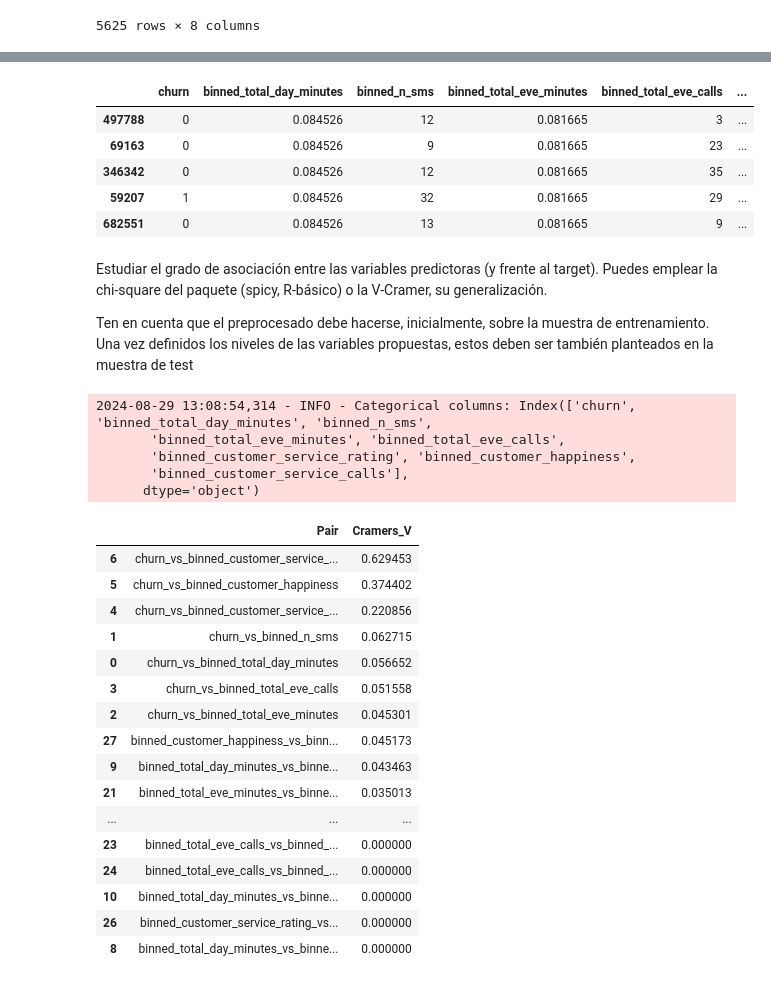
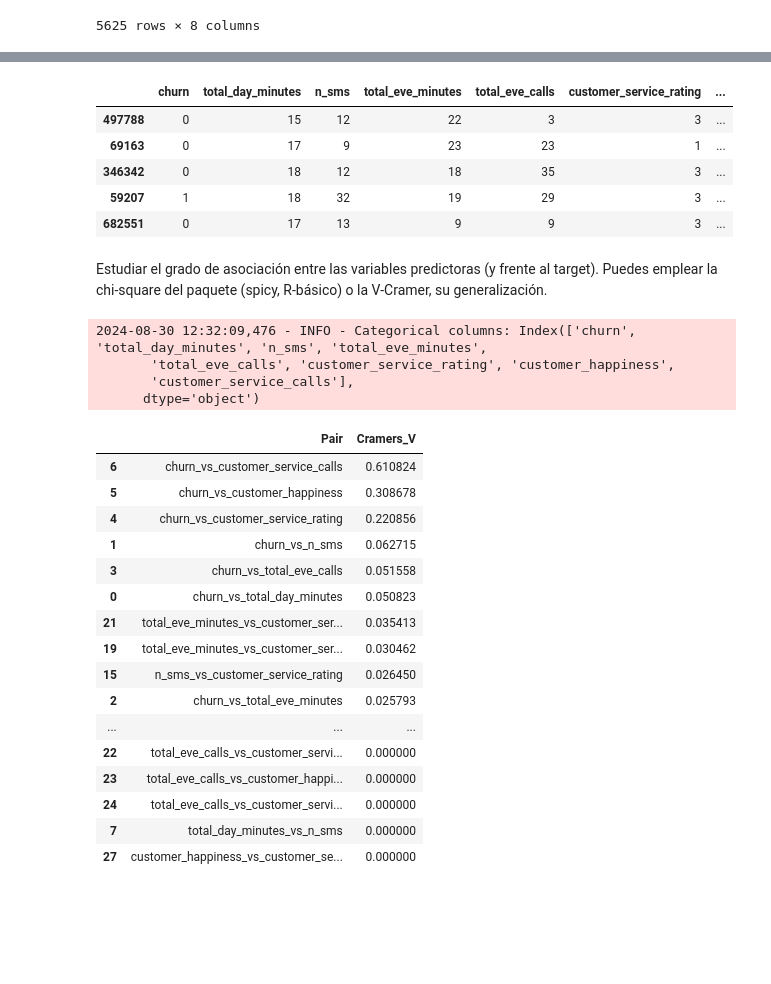
Before and after one commit to borjaregueral/telecom_churn, a Jupyter notebook: notebooks/01_churn_dataset_exploration.ipynb, the cells around one changed output, grey strips where cells are left out. Drawn from its saved outputs; the diff is of its cells as text; code cells hidden in the pictures; blank space fills up the shorter version.

```diff
--- a/notebooks/01_churn_dataset_exploration.ipynb
+++ b/notebooks/01_churn_dataset_exploration.ipynb
@@ -269,23 +297,22 @@ Feature: total_eve_minutes, Best Cramér's V: 0.0453 with 4 bins using decision_
 # %%
 # Fit the best discretizers to the training features
 fitted_discretizers = fit_best_discretizers(train_features, best_results, 'churn')
 
 # Create the new binned training dataset
 train_features_binned = create_binned_dataset(train_features, fitted_discretizers, 'churn')
 
-# Convert all columns to categorical
-train_features_binned = train_features_binned.astype('category')
+# Save to file the new binned dataset
+path = Path(DATA_DIR / 'train_features_binned.parquet')
+train_features_binned.to_parquet(path, index=False)
 
 # Display the new dataset with binned features
 train_features_binned.head()
 # %% [output]
-|  | churn | binned_total_day_minutes | binned_n_sms | binned_total_eve_minutes | binned_total_eve_calls | ... |
-| 497788 | 0 | 0.084526 | 12 | 0.081665 | 3 | ... |
-| 69163 | 0 | 0.084526 | 9 | 0.081665 | 23 | ... |
-| 346342 | 0 | 0.084526 | 12 | 0.081665 | 35 | ... |
-| 59207 | 1 | 0.084526 | 32 | 0.081665 | 29 | ... |
-| 682551 | 0 | 0.084526 | 13 | 0.081665 | 9 | ... |
+|  | churn | total_day_minutes | n_sms | total_eve_minutes | total_eve_calls | customer_service_rating | ... |
+| 497788 | 0 | 15 | 12 | 22 | 3 | 3 | ... |
+| 69163 | 0 | 17 | 9 | 23 | 23 | 1 | ... |
+| 346342 | 0 | 18 | 12 | 18 | 35 | 3 | ... |
+| 59207 | 1 | 18 | 32 | 19 | 29 | 3 | ... |
+| 682551 | 0 | 17 | 13 | 9 | 9 | 3 | ... |
 # %% [markdown]
 Estudiar el grado de asociación entre las variables predictoras (y frente al target). Puedes emplear la chi-square del paquete (spicy, R-básico) o la V-Cramer, su generalización.
-
-Ten en cuenta que el preprocesado debe hacerse, inicialmente, sobre la muestra de entrenamiento. Una vez definidos los niveles de las variables propuestas, estos deben ser también planteados en la muestra de test
@@ -292,4 +331,7 @@ Ten en cuenta que el preprocesado debe hacerse, inicialmente, sobre la muestra d
 # %%
+# Convert all columns to categorical
+train_features_binned = train_features_binned.astype('category')
+
 # Calculate the Cramer's V for unique pairs of categorical variables
 cramer_v_features = cramers_v_for_unique_pairs(train_features_binned)
 
@@ -302,28 +344,27 @@ features_comparison = features_comparison.sort_values(by='Cramers_V', ascending=
 # Show the features comparison
 features_comparison
 # %% [output]
-2024-08-29 13:08:54,314 - INFO - Categorical columns: Index(['churn', 'binned_total_day_minutes', 'binned_n_sms',
-       'binned_total_eve_minutes', 'binned_total_eve_calls',
-       'binned_customer_service_rating', 'binned_customer_happiness',
-       'binned_customer_service_calls'],
+2024-08-30 12:32:09,476 - INFO - Categorical columns: Index(['churn', 'total_day_minutes', 'n_sms', 'total_eve_minutes',
+       'total_eve_calls', 'customer_service_rating', 'customer_happiness',
+       'customer_service_calls'],
       dtype='object')
 |  | Pair | Cramers_V |
-| 6 | churn_vs_binned_customer_service_... | 0.629453 |
-| 5 | churn_vs_binned_customer_happiness | 0.374402 |
-| 4 | churn_vs_binned_customer_service_... | 0.220856 |
-| 1 | churn_vs_binned_n_sms | 0.062715 |
-| 0 | churn_vs_binned_total_day_minutes | 0.056652 |
-| 3 | churn_vs_binned_total_eve_calls | 0.051558 |
-| 2 | churn_vs_binned_total_eve_minutes | 0.045301 |
-| 27 | binned_customer_happiness_vs_binn... | 0.045173 |
-| 9 | binned_total_day_minutes_vs_binne... | 0.043463 |
-| 21 | binned_total_eve_minutes_vs_binne... | 0.035013 |
+| 6 | churn_vs_customer_service_calls | 0.610824 |
+| 5 | churn_vs_customer_happiness | 0.308678 |
+| 4 | churn_vs_customer_service_rating | 0.220856 |
+| 1 | churn_vs_n_sms | 0.062715 |
+| 3 | churn_vs_total_eve_calls | 0.051558 |
+| 0 | churn_vs_total_day_minutes | 0.050823 |
+| 21 | total_eve_minutes_vs_customer_ser... | 0.035413 |
+| 19 | total_eve_minutes_vs_customer_ser... | 0.030462 |
+| 15 | n_sms_vs_customer_service_rating | 0.026450 |
+| 2 | churn_vs_total_eve_minutes | 0.025793 |
 | ... | ... | ... |
-| 23 | binned_total_eve_calls_vs_binned_... | 0.000000 |
-| 24 | binned_total_eve_calls_vs_binned_... | 0.000000 |
-| 10 | binned_total_day_minutes_vs_binne... | 0.000000 |
-| 26 | binned_customer_service_rating_vs... | 0.000000 |
-| 8 | binned_total_day_minutes_vs_binne... | 0.000000 |
+| 22 | total_eve_calls_vs_customer_servi... | 0.000000 |
+| 23 | total_eve_calls_vs_customer_happi... | 0.000000 |
+| 24 | total_eve_calls_vs_customer_servi... | 0.000000 |
+| 7 | total_day_minutes_vs_n_sms | 0.000000 |
+| 27 | customer_happiness_vs_customer_se... | 0.000000 |
 # %%
 # Filter the DataFrame to include only pairs with Cramér's V > 0.10
 features_comparison = features_comparison[features_comparison['Cramers_V'] > cfg.RELATIONSHIP_THRESHOLD]
```
Also changed, not shown: parts of 14 cells of this notebook.
